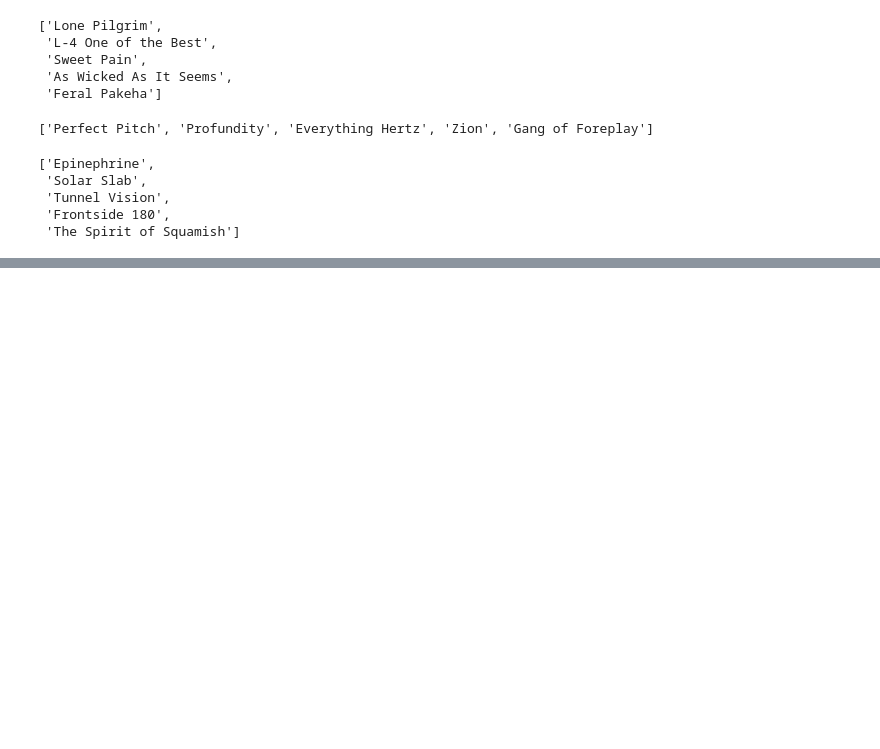
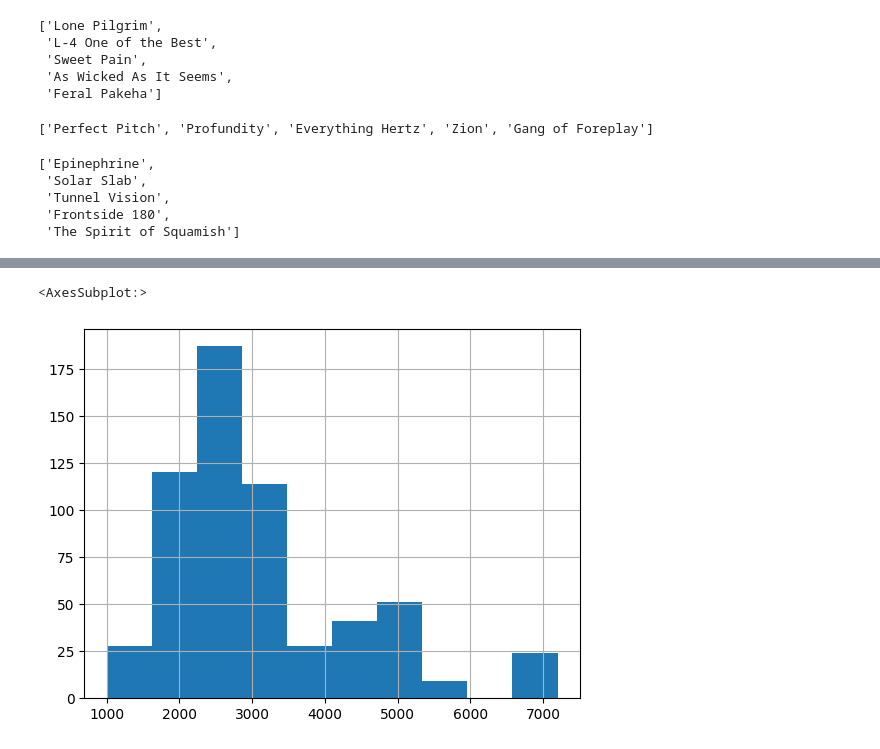
Before and after one commit to amanyrath/mp-resume-gen, a Jupyter notebook: demo.ipynb, the cells around one changed output, grey strips where cells are left out. Drawn from its saved outputs; the diff is of its cells as text; code cells hidden in the pictures; blank space fills up the shorter version.

Commit message:
add plot and reg

```diff
--- a/demo.ipynb
+++ b/demo.ipynb
@@ -8,7 +10,7 @@ import numpy as np
 # %%
 ticks = pd.read_csv('ticks.csv')
 ticks.columns = [col.lower().replace(' ', '_') for col in ticks.columns]
-ticks['date'] = pd.to_datetime(ticks['date']).dt.date
+ticks['date'] = pd.to_datetime(ticks['date'])
 ticks.head(3)
 # %% [output]
 |  | date | route | rating | notes | url | pitches | location | avg_stars | your_stars | style | ... |
@@ -109,3 +111,4 @@ longest_routes['route'].to_list()
  'The Spirit of Squamish']
 # %%
 sends = pd.concat([boulders, trad_routes, sport_routes]).sort_values('date').reset_index(drop=True)
+rope_sends = pd.concat([trad_routes, sport_routes]).sort_values('date').reset_index(drop=True)
@@ -127,0 +115,5 @@ sends
+# %%
+rope_sends['rating_code'].hist()
+# %% [output]
+<AxesSubplot:>
+[figure, added]
```
Also changed, not shown: parts of 4 cells of this notebook.
